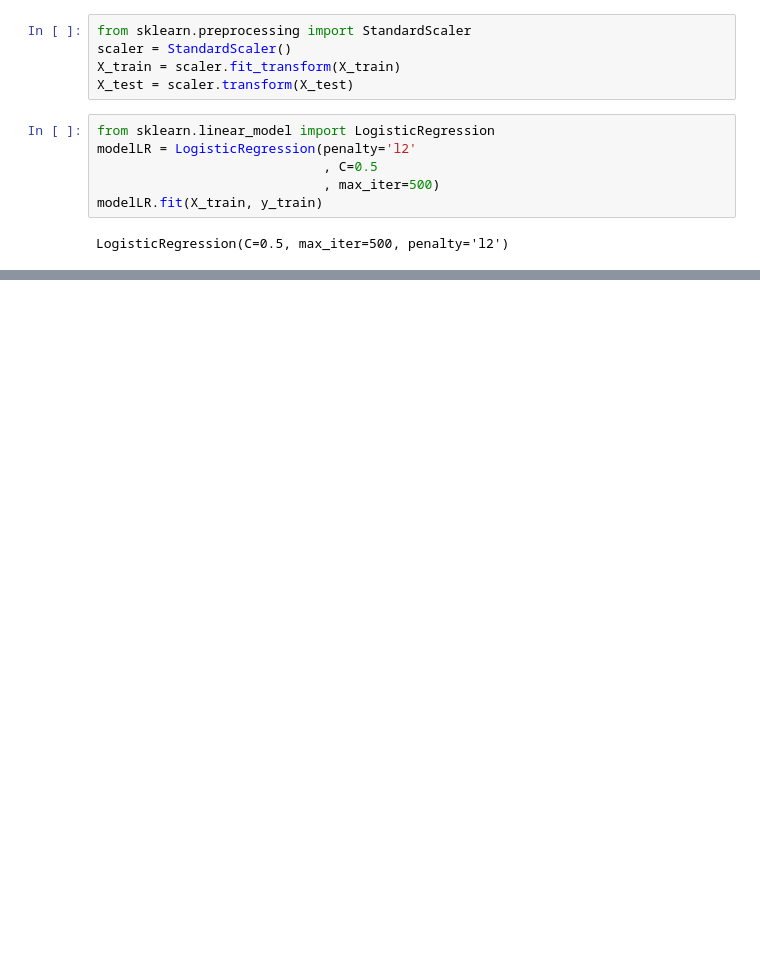
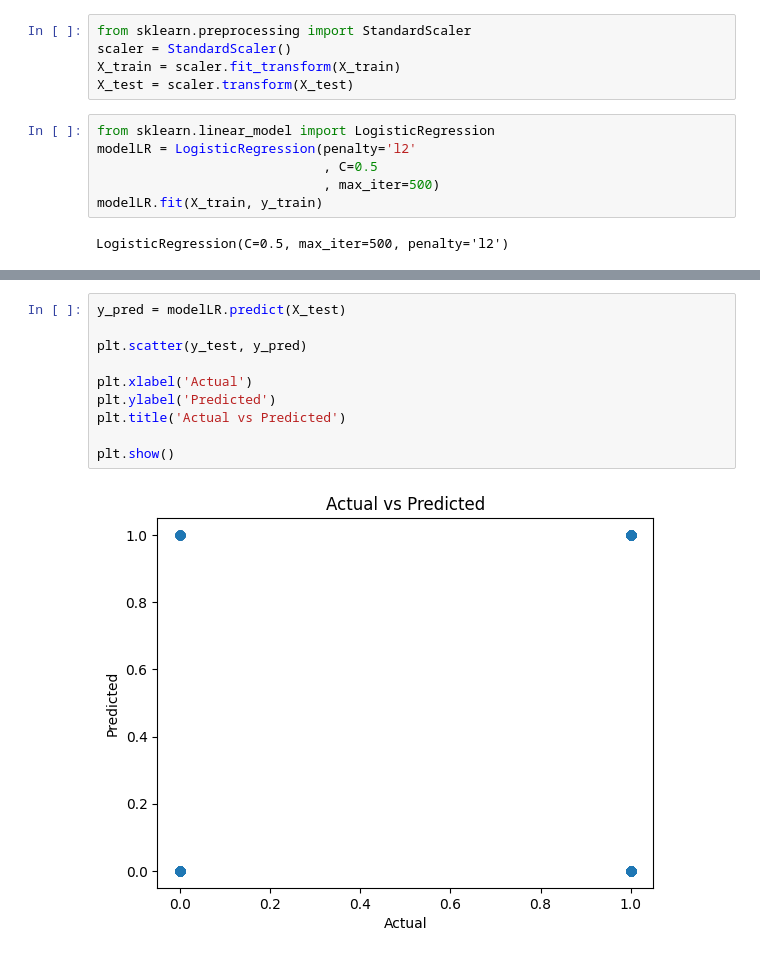
Before and after one commit to RookieCoder12/DevArena-Week-9, a Jupyter notebook: CarDefXGB1.ipynb, the cells around one changed output, grey strips where cells are left out. Drawn from its saved outputs; the diff is of its cells as text; blank space fills up the shorter version.

```diff
--- a/CarDefXGB1.ipynb
+++ b/CarDefXGB1.ipynb
@@ -292,0 +345,12 @@ modelLR.score(X_test, y_test)
+# %%
+y_pred = modelLR.predict(X_test)
+
+plt.scatter(y_test, y_pred)
+
+plt.xlabel('Actual')
+plt.ylabel('Predicted')
+plt.title('Actual vs Predicted')
+
+plt.show()
+# %% [output]
+[figure, added]
```
Also changed, not shown: parts of 4 cells of this notebook, 3 other files.
